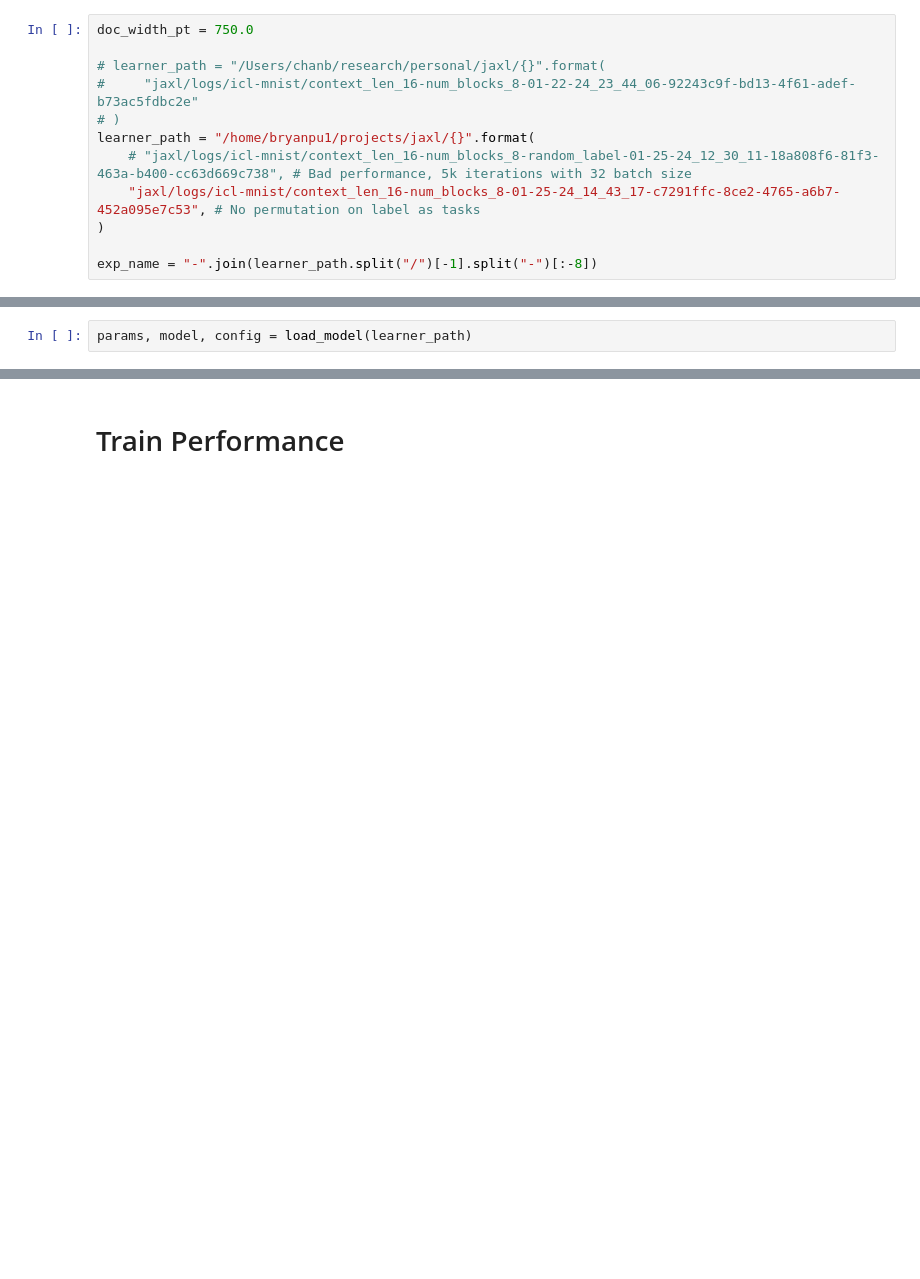
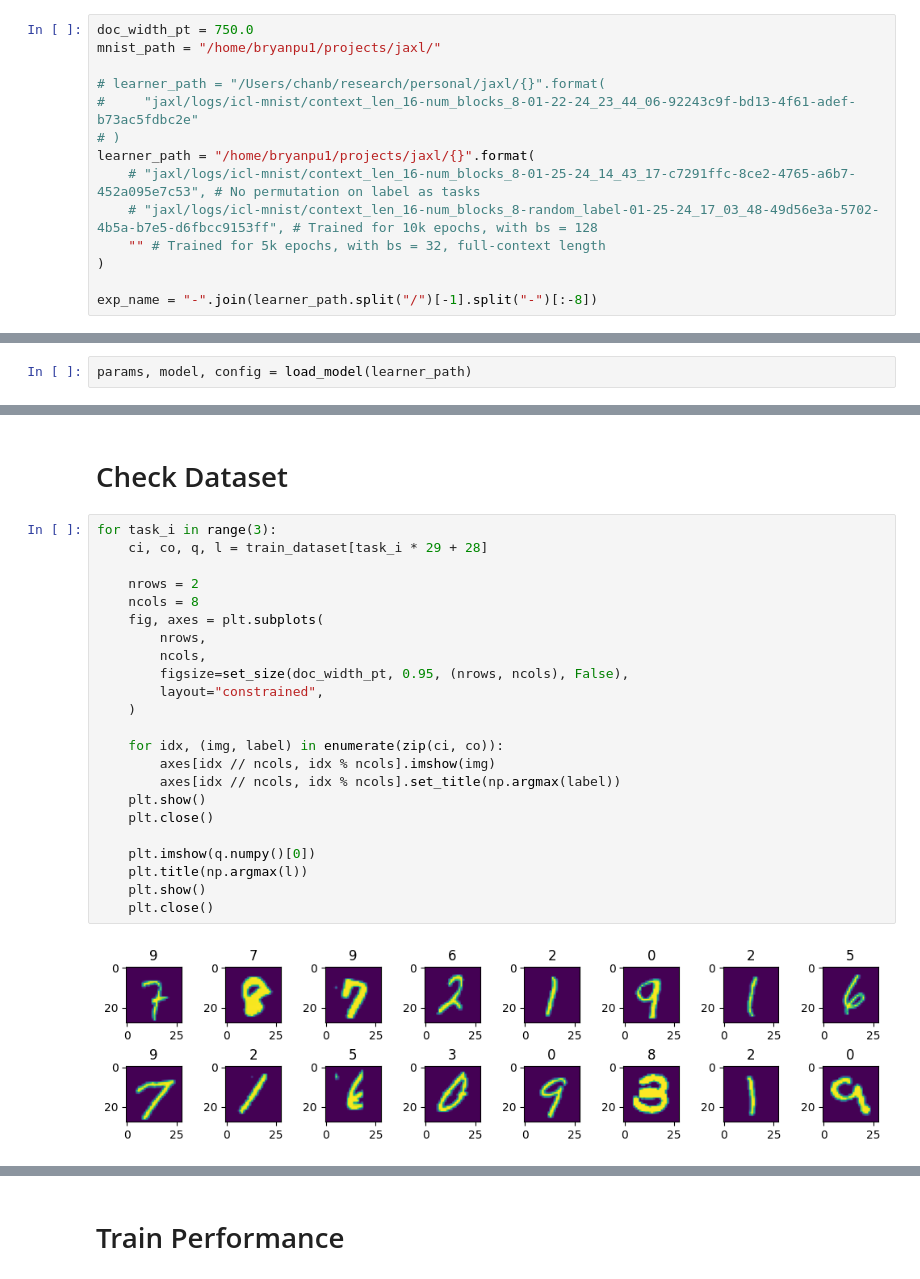
Before and after one commit to chanb/jaxl, a Jupyter notebook: scripts/icl_nc/icl_nc_check.ipynb, the cells around one changed output, grey strips where cells are left out. Cells and saved outputs as stored; diff of their text form; blank space fills up the shorter version.

```diff
--- a/scripts/icl_nc/icl_nc_check.ipynb
+++ b/scripts/icl_nc/icl_nc_check.ipynb
@@ -32,13 +32,15 @@ device = "gpu:2"
 get_device(device)
 # %%
 doc_width_pt = 750.0
+mnist_path = "/home/bryanpu1/projects/jaxl/"
 
 # learner_path = "/Users/chanb/research/personal/jaxl/{}".format(
 #     "jaxl/logs/icl-mnist/context_len_16-num_blocks_8-01-22-24_23_44_06-92243c9f-bd13-4f61-adef-b73ac5fdbc2e"
 # )
 learner_path = "/home/bryanpu1/projects/jaxl/{}".format(
-    # "jaxl/logs/icl-mnist/context_len_16-num_blocks_8-random_label-01-25-24_12_30_11-18a808f6-81f3-463a-b400-cc63d669c738", # Bad performance, 5k iterations with 32 batch size
-    "jaxl/logs/icl-mnist/context_len_16-num_blocks_8-01-25-24_14_43_17-c7291ffc-8ce2-4765-a6b7-452a095e7c53", # No permutation on label as tasks
+    # "jaxl/logs/icl-mnist/context_len_16-num_blocks_8-01-25-24_14_43_17-c7291ffc-8ce2-4765-a6b7-452a095e7c53", # No permutation on label as tasks
+    # "jaxl/logs/icl-mnist/context_len_16-num_blocks_8-random_label-01-25-24_17_03_48-49d56e3a-5702-4b5a-b7e5-d6fbcc9153ff", # Trained for 10k epochs, with bs = 128
+    "" # Trained for 5k epochs, with bs = 32, full-context length
 )
 
 exp_name = "-".join(learner_path.split("/")[-1].split("-")[:-8])
@@ -115,0 +174,27 @@ def print_performance(all_preds, all_labels, sequence_length, context_len, outpu
+# %% [markdown]
+# Check Dataset
+# %%
+for task_i in range(3):
+    ci, co, q, l = train_dataset[task_i * 29 + 28]
+
+    nrows = 2
+    ncols = 8
+    fig, axes = plt.subplots(
+        nrows,
+        ncols,
+        figsize=set_size(doc_width_pt, 0.95, (nrows, ncols), False),
+        layout="constrained",
+    )
+
+    for idx, (img, label) in enumerate(zip(ci, co)):
+        axes[idx // ncols, idx % ncols].imshow(img)
+        axes[idx // ncols, idx % ncols].set_title(np.argmax(label))
+    plt.show()
+    plt.close()
+
+    plt.imshow(q.numpy()[0])
+    plt.title(np.argmax(l))
+    plt.show()
+    plt.close()
+# %% [output]
+[figure, added]
```
Also changed, not shown: parts of 33 cells of this notebook, 3 other files.
